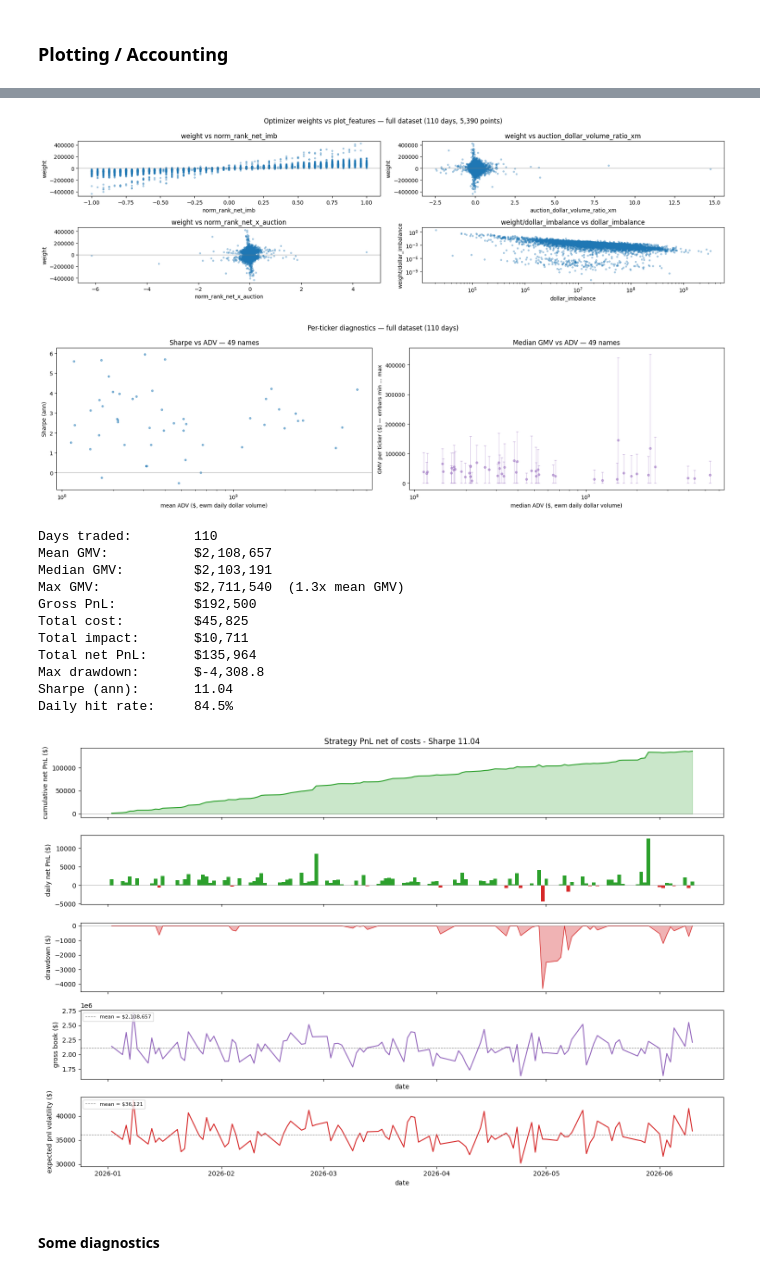
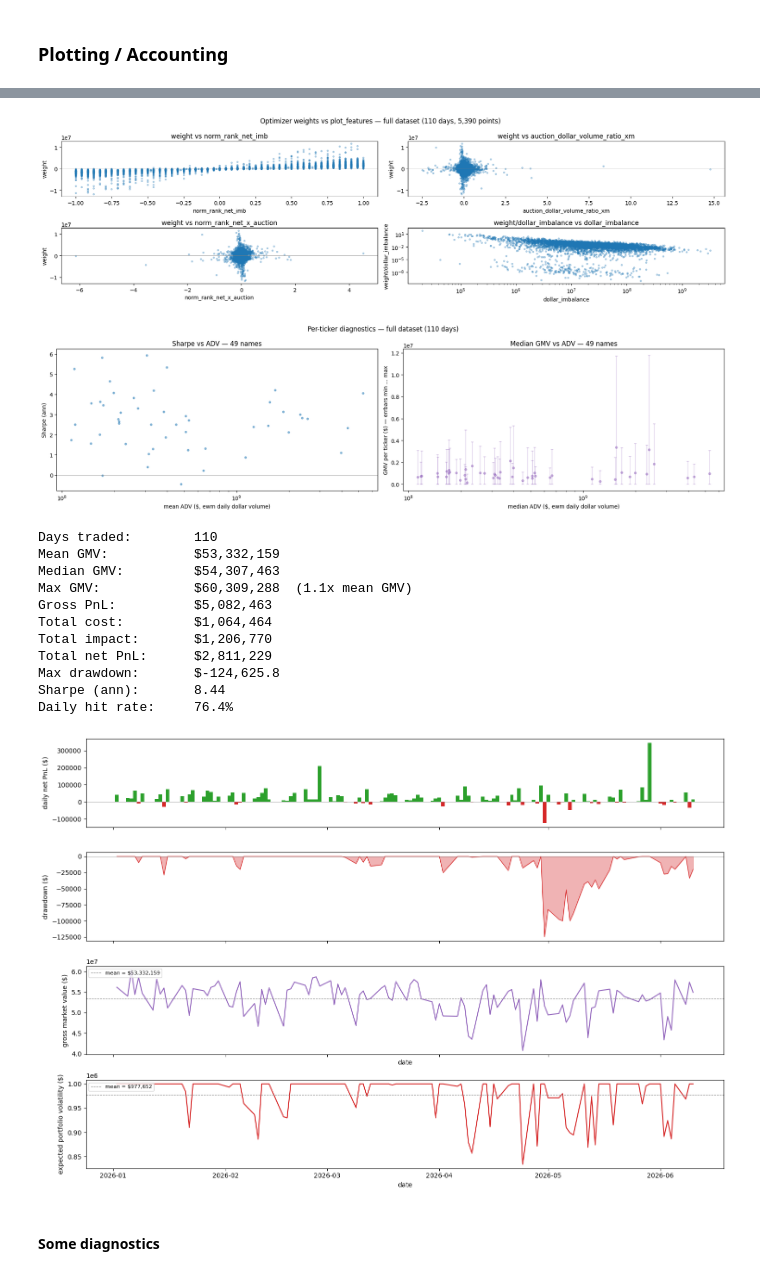
Before and after one commit to MichaelCusackNelkin/Summer_Research_2026, a Jupyter notebook: optimizer/optimal_portfolio.ipynb, the cells around one changed output, grey strips where cells are left out. Cells and saved outputs as stored; diff of their text form; code cells hidden in the pictures.

```diff
--- a/optimizer/optimal_portfolio.ipynb
+++ b/optimizer/optimal_portfolio.ipynb
@@ -415,10 +415,10 @@ import warnings
 
 N_JOBS = max(1, os.cpu_count() - 2)
 COMMISSION_PER_SHARE = 0.0035
-LAMBDA = 1e-6                            # Risk aversion per dollar, ~OOM of 1 / (intended capital).
-DAILY_DOLLAR_VOL_CAP = 3e6
+LAMBDA = 2e-8                            # Risk aversion per dollar, ~OOM of 1 / (intended capital).
+DAILY_DOLLAR_VOL_CAP = 1e6
 IMPACT_GAMMA = 0.15                       # square-root impact coefficient: I = gamma*sqrt(Q$/ADV$), gamma ~ O(0..1)
-MAX_DOLLAR_GMV = 1e8
+MAX_DOLLAR_GMV = 1e9
 
 def _solve_chunk(symbols, Sigma_r, Sigma_f, Loadings, eps_diag, lam, gam, vol_cap, max_gmv, day_records):
     """One worker: compile the QP once, then warm-start through its chunk of days."""
@@ -516,7 +516,7 @@ fig.suptitle(f"Optimizer weights vs plot_features — full dataset ({len(weights
 fig.tight_layout()
 plt.show()
 # %% [output]
-[figure, old version]
+[figure, new version]
 # %%
 # Per-ticker scatters over the FULL dataset: Sharpe vs ADV, and mean GMV vs ADV.
 # Rebuilds per-name daily net PnL with the SAME cost model as the PnL cell below,
@@ -591,7 +591,7 @@ fig.suptitle(f"Per-ticker diagnostics — full dataset ({len(weights)} days)")
 fig.tight_layout()
 plt.show()
 # %% [output]
-[figure, old version]
+[figure, new version]
 # %%
 # ===== Strategy PnL: dollar positions . returns-to-close, net of costs =====
 # `weights` is the optimizer's ABSOLUTE-DOLLAR book per day: {date: {symbol: $ position}}.
@@ -687,56 +687,56 @@ print(f"Daily hit rate:     {(pnl > 0).mean():.1%}")
 # ----- plots: cumulative PnL, daily PnL, drawdown, gross book -----
 dts   = pnl_daily["date"].to_list()
 gmv = pnl_daily["GMV"].to_numpy()
-fig, (ax_pnl, ax_bar, ax_dd, ax_gmv, ax_vol) = plt.subplots(5, 1, figsize=(15, 10), sharex=True, height_ratios=[1, 1, 1, 1, 1])
+fig, (ax_bar, ax_dd, ax_gmv, ax_vol) = plt.subplots(4, 1, figsize=(15, 10), sharex=True, height_ratios=[1, 1, 1, 1])
 
-ax_pnl.plot(dts, cum_pnl, color="tab:green")
-ax_pnl.fill_between(dts, cum_pnl, color="tab:green", alpha=0.25)
-ax_pnl.axhline(0, color="grey", lw=0.5)
-ax_pnl.set_ylabel("cumulative net PnL ($)")
-ax_pnl.set_title(f"Strategy PnL net of costs - Sharpe {sharpe:.2f}")
+# ax_pnl.plot(dts, cum_pnl, color="tab:green")
+# ax_pnl.fill_between(dts, cum_pnl, color="tab:green", alpha=0.25)
+# ax_pnl.axhline(0, color="grey", lw=0.5)
+# ax_pnl.set_ylabel("cumulative net PnL ($)")
+# ax_pnl.set_title(f"Strategy PnL net of costs - Sharpe {sharpe:.2f}")
 
 ax_bar.bar(dts, pnl, color=np.where(pnl >= 0, "tab:green", "tab:red"), width=1.0)
 ax_bar.axhline(0, color="grey", lw=0.5)
 ax_bar.set_ylabel("daily net PnL ($)")
 
 # Underwater curve: distance below the running high-water mark of cumulative PnL.
 ax_dd.fill_between(dts, drawdown, 0.0, color="tab:red", alpha=0.35)
 ax_dd.plot(dts, drawdown, color="tab:red", lw=0.8)
 ax_dd.axhline(0, color="grey", lw=0.5)
 dd_idx = int(np.argmin(drawdown))
 # ax_dd.annotate(f"max DD {max_dd*100:,.1f}%", xy=(dts[dd_idx], max_dd),
 #                xytext=(5, 8), textcoords="offset points", fontsize=8, color="tab:red")
 ax_dd.set_ylabel("drawdown ($)")
 
 ax_gmv.plot(dts, gmv, color="tab:purple")
 ax_gmv.axhline(mean_gmv, color="grey", lw=0.8, ls="--", label=f"mean = ${mean_gmv:,.0f}")
-ax_gmv.set_ylabel("gross book ($)")
+ax_gmv.set_ylabel("gross market value ($)")
 ax_gmv.set_xlabel("date")
 ax_gmv.legend(loc="upper left", fontsize=8)
 
 ax_vol.plot(dts, exp_vol, color="tab:red")
 ax_vol.axhline(np.nanmean(exp_vol), color="grey", lw=0.8, ls="--", label=f"mean = ${np.nanmean(exp_vol):,.0f}")
-ax_vol.set_ylabel("expected pnl volatility ($)")
+ax_vol.set_ylabel("expected portfolio volatility ($)")
 ax_vol.set_xlabel("date")
 ax_vol.legend(loc="upper left", fontsize=8)
 # ax_vol.ticklabel_format(style='plain', axis='y', useOffset=False)
 
 
 fig.tight_layout()
 plt.show()
 # %% [output]
 Days traded:        110
-Mean GMV:           $2,108,657
-Median GMV:         $2,103,191
-Max GMV:            $2,711,540  (1.3x mean GMV)
-Gross PnL:          $192,500
-Total cost:         $45,825
-Total impact:       $10,711
-Total net PnL:      $135,964
-Max drawdown:       $-4,308.8
-Sharpe (ann):       11.04
-Daily hit rate:     84.5%
+Mean GMV:           $53,332,159
+Median GMV:         $54,307,463
+Max GMV:            $60,309,288  (1.1x mean GMV)
+Gross PnL:          $5,082,463
+Total cost:         $1,064,464
+Total impact:       $1,206,770
+Total net PnL:      $2,811,229
+Max drawdown:       $-124,625.8
+Sharpe (ann):       8.44
+Daily hit rate:     76.4%
-[figure, old version]
+[figure, new version]
 # %% [markdown]
 #### Some diagnostics
 # %%
```
Also changed, not shown: parts of 6 cells of this notebook, 9 other files.
